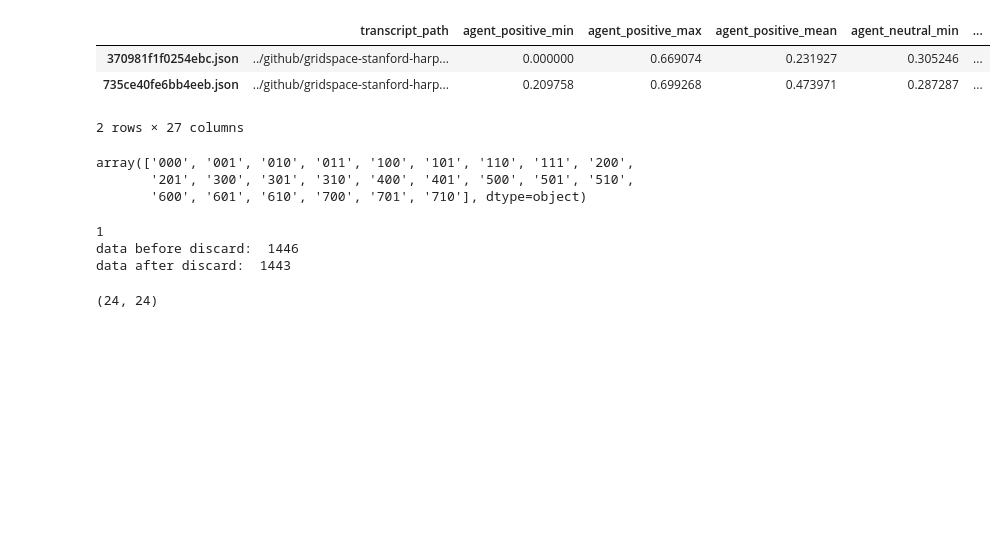
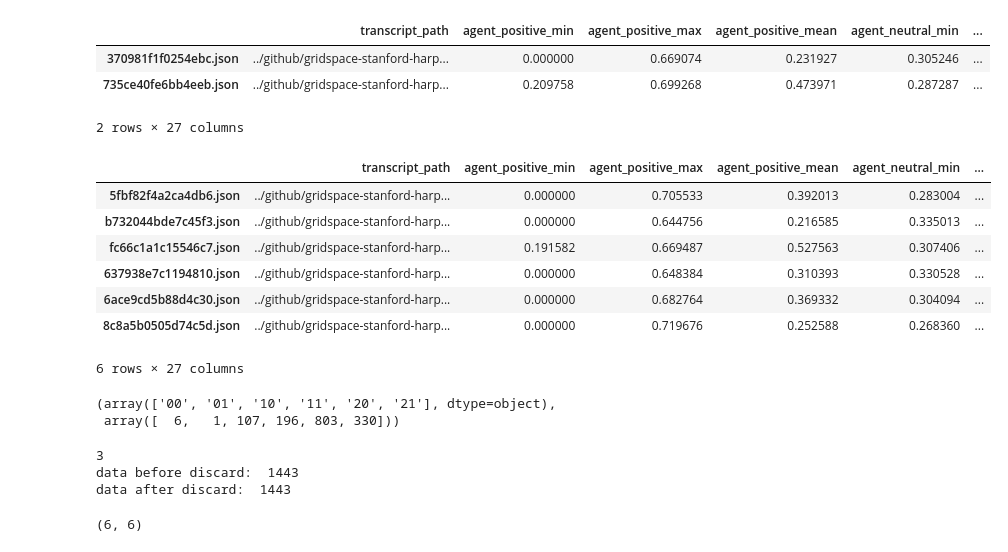
Before and after one commit to cristinagrs/call-center-speechASR-gpt-oss, a Jupyter notebook: check_dataset.ipynb, the cells around one changed output. Drawn from its saved outputs; the diff is of its cells as text; code cells hidden in the pictures; blank space fills up the shorter version.

Commit message:
added new codes and selected samples

```diff
--- a/check_dataset.ipynb
+++ b/check_dataset.ipynb
@@ -205,13 +205,25 @@ for idx,tsk in enumerate(df.task_type.unique()): task_types_ids[tsk] = idx
 def get_code(row):
     code = ""
     ## task_type code
-    code += str(task_types_ids[row['task_type']])
+    #code += str(task_types_ids[row['task_type']])
 
     ## caller negative sentiment code
+    #ng_mean = row['caller_negative_mean']
+    #if ng_mean<0.3: code += "0"
+    #elif ng_mean<0.45: code += "1"
+    #else: code+="2"
+
+    ## caller negative sentiment code --- NEW
     ng_mean = row['caller_negative_mean']
-    if ng_mean<0.3: code += "0"
-    elif ng_mean<0.45: code += "1"
-    else: code+="2"
+    ng_max = row['caller_negative_max']
+    pos_mean = row['caller_positive_mean']
+    pos_max = row['caller_positive_max']
+    if ng_mean>0.32 and ng_max>0.25:
+        code+="0" ## negative
+    elif pos_mean>0.35:
+        code+="1" ## positive
+    else:
+        code+="2" ## neutral
 
     ## caller positive sentiment at the end of the call:
     code += str(row['caller_positive_end'])
@@ -224,15 +236,25 @@ df.head(2)
 | 370981f1f0254ebc.json | ../github/gridspace-stanford-harp... | 0.000000 | 0.669074 | 0.231927 | 0.305246 | ... |
 | 735ce40fe6bb4eeb.json | ../github/gridspace-stanford-harp... | 0.209758 | 0.699268 | 0.473971 | 0.287287 | ... |
 2 rows × 27 columns
+# %%
+df[df['code']=="00"]
+# %% [output]
+|  | transcript_path | agent_positive_min | agent_positive_max | agent_positive_mean | agent_neutral_min | ... |
+| 5fbf82f4a2ca4db6.json | ../github/gridspace-stanford-harp... | 0.000000 | 0.705533 | 0.392013 | 0.283004 | ... |
+| b732044bde7c45f3.json | ../github/gridspace-stanford-harp... | 0.000000 | 0.644756 | 0.216585 | 0.335013 | ... |
+| fc66c1a1c15546c7.json | ../github/gridspace-stanford-harp... | 0.191582 | 0.669487 | 0.527563 | 0.307406 | ... |
+| 637938e7c1194810.json | ../github/gridspace-stanford-harp... | 0.000000 | 0.648384 | 0.310393 | 0.330528 | ... |
+| 6ace9cd5b88d4c30.json | ../github/gridspace-stanford-harp... | 0.000000 | 0.682764 | 0.369332 | 0.304094 | ... |
+| 8c8a5b0505d74c5d.json | ../github/gridspace-stanford-harp... | 0.000000 | 0.719676 | 0.252588 | 0.268360 | ... |
+6 rows × 27 columns
 # %%
-np.unique(df.code)
+np.unique(df.code, return_counts=True)
 # %% [output]
-array(['000', '001', '010', '011', '100', '101', '110', '111', '200',
-       '201', '300', '301', '310', '400', '401', '500', '501', '510',
-       '600', '601', '610', '700', '701', '710'], dtype=object)
+(array(['00', '01', '10', '11', '20', '21'], dtype=object),
+ array([  6,   1, 107, 196, 803, 330]))
 # %%
 num_of_representative_samples = 10
-samples_per_code_type = 1 #len(df['code'].unique())//num_of_representative_samples
+samples_per_code_type = 3 #1 #len(df['code'].unique())//num_of_representative_samples
 print(samples_per_code_type)
 
 ## Delete problematic files:
@@ -242,11 +264,15 @@ df = df[~df.sid.isin(list_discarded)]
 print('data after discard: ', len(df))
 
 #selected_samples = df.groupby("code", group_keys=False).sample(frac=num_of_representative_samples, random_state=42, replace=True)
-selected_samples = df.groupby("code", group_keys=False).sample(n=samples_per_code_type, random_state=42, replace=True)
+#selected_samples = df.groupby("code", group_keys=False).sample(n=samples_per_code_type, random_state=42, replace=True)
+
+
+## select only negative and positive
+selected_samples = df[df.code.isin(["00", "11"])].groupby("code", group_keys=False).sample(n=samples_per_code_type, random_state=42, replace=True)
 len(selected_samples), len(np.unique(df.code))
 # %% [output]
-1
-data before discard:  1446
+3
+data before discard:  1443
 data after discard:  1443
-(24, 24)
+(6, 6)
 # %%
```
Also changed, not shown: parts of 1 cell of this notebook, 36 other files.
